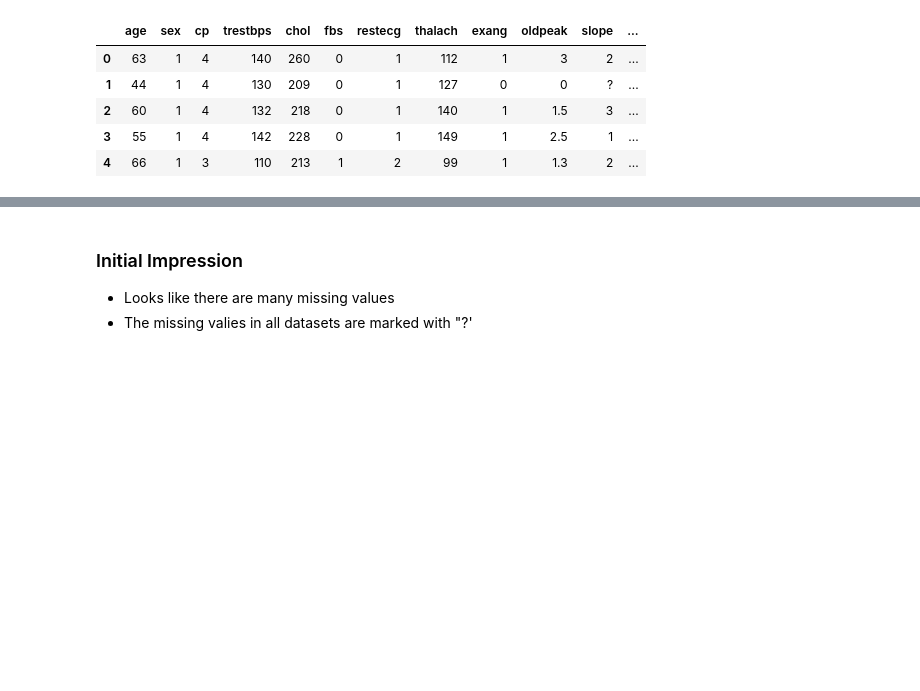
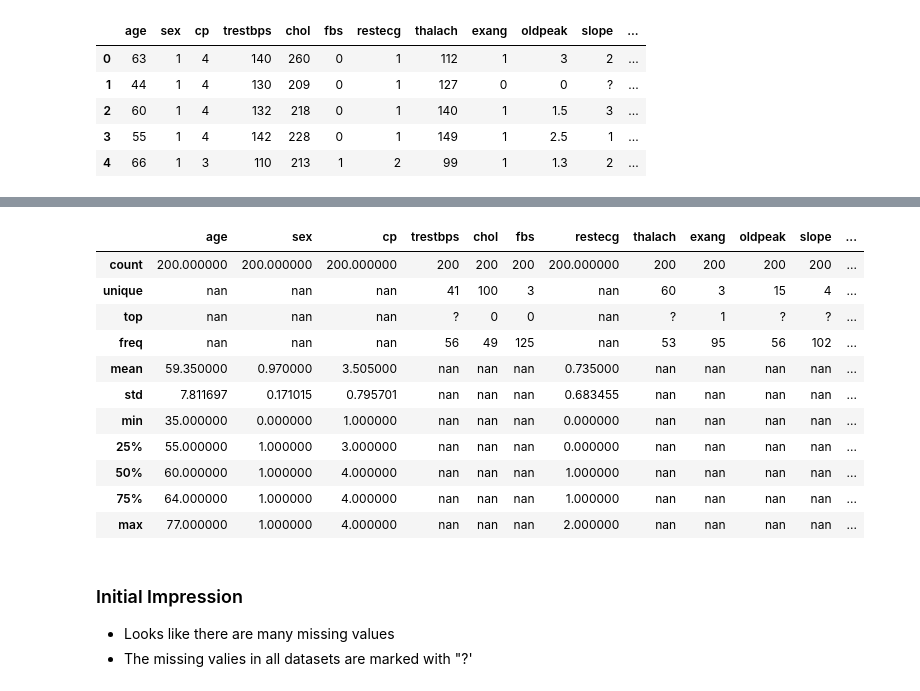
Before and after one commit to darshanz/ML-for-Cardiovascular-Disease-Diagnosis, a Jupyter notebook: notebooks/1. Data Exploration and Missing Value Imputation.ipynb, the cells around one changed output, grey strips where cells are left out. Cells and saved outputs as stored; diff of their text form; code cells hidden in the pictures; blank space fills up the shorter version.

Commit message:
data exploration

```diff
--- a/notebooks/1. Data Exploration and Missing Value Imputation.ipynb
+++ b/notebooks/1. Data Exploration and Missing Value Imputation.ipynb
@@ -260,3 +280,18 @@ longbeach_va_data.head()
+# %%
+show_description_table(longbeach_va_data)
+# %% [output]
+|  | age | sex | cp | trestbps | chol | fbs | restecg | thalach | exang | oldpeak | slope | ... |
+| count | 200.000000 | 200.000000 | 200.000000 | 200 | 200 | 200 | 200.000000 | 200 | 200 | 200 | 200 | ... |
+| unique | nan | nan | nan | 41 | 100 | 3 | nan | 60 | 3 | 15 | 4 | ... |
+| top | nan | nan | nan | ? | 0 | 0 | nan | ? | 1 | ? | ? | ... |
+| freq | nan | nan | nan | 56 | 49 | 125 | nan | 53 | 95 | 56 | 102 | ... |
+| mean | 59.350000 | 0.970000 | 3.505000 | nan | nan | nan | 0.735000 | nan | nan | nan | nan | ... |
+| std | 7.811697 | 0.171015 | 0.795701 | nan | nan | nan | 0.683455 | nan | nan | nan | nan | ... |
+| min | 35.000000 | 0.000000 | 1.000000 | nan | nan | nan | 0.000000 | nan | nan | nan | nan | ... |
+| 25% | 55.000000 | 1.000000 | 3.000000 | nan | nan | nan | 0.000000 | nan | nan | nan | nan | ... |
+| 50% | 60.000000 | 1.000000 | 4.000000 | nan | nan | nan | 1.000000 | nan | nan | nan | nan | ... |
+| 75% | 64.000000 | 1.000000 | 4.000000 | nan | nan | nan | 1.000000 | nan | nan | nan | nan | ... |
+| max | 77.000000 | 1.000000 | 4.000000 | nan | nan | nan | 2.000000 | nan | nan | nan | nan | ... |
 # %% [markdown]
 ### Initial Impression
 - Looks like there are many missing values
```
Also changed, not shown: parts of 27 cells of this notebook.
